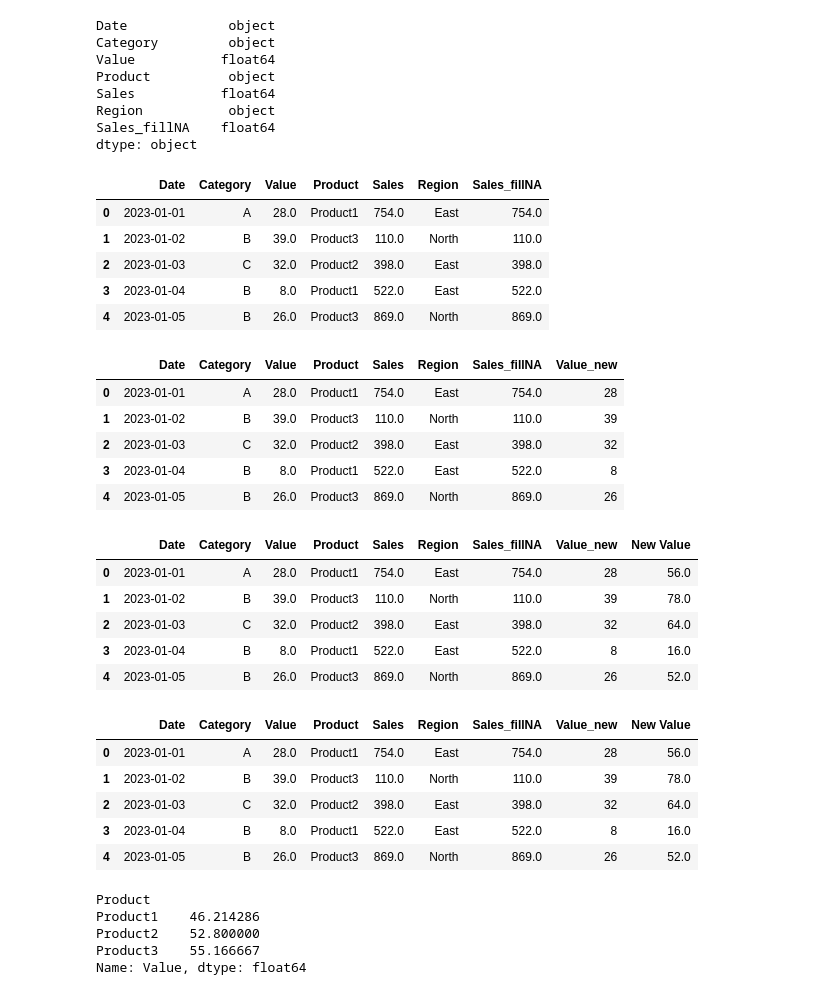
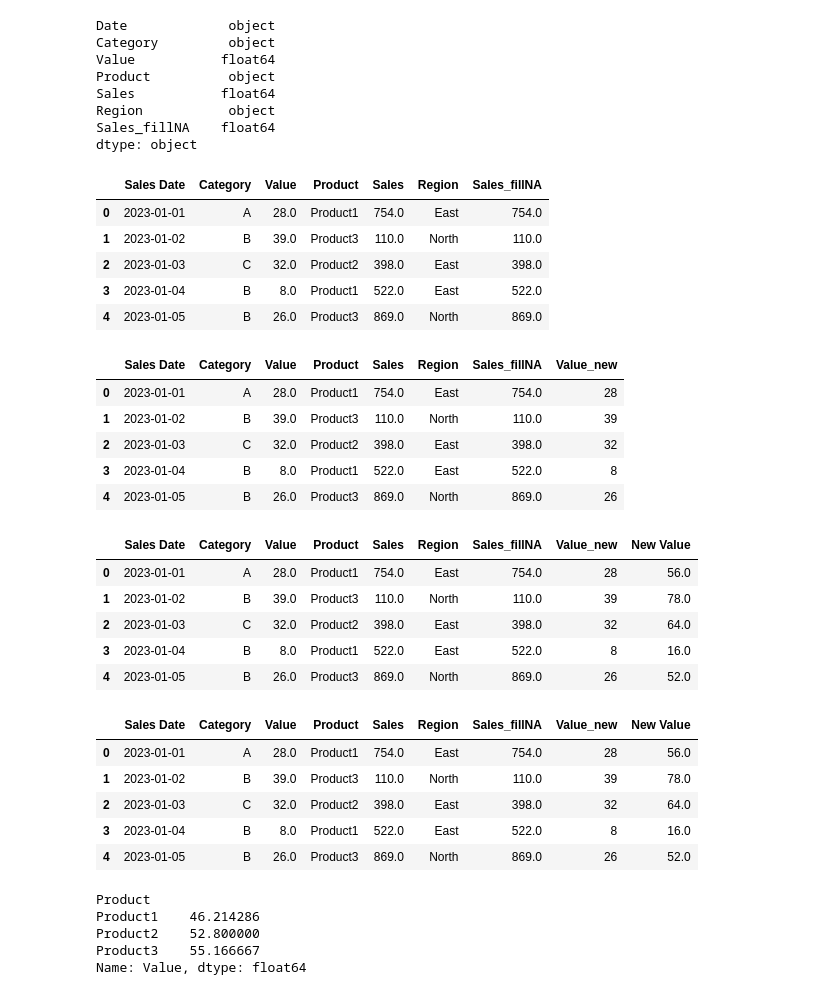
Before and after one commit to haseeb-raza-13/internship_2025, a Jupyter notebook: 10.Data Analysis/10.3-datamanipulation.ipynb, the cells around one changed output. Cells and saved outputs as stored; diff of their text form; code cells hidden in the pictures.

```diff
--- a/10.Data Analysis/10.3-datamanipulation.ipynb
+++ b/10.Data Analysis/10.3-datamanipulation.ipynb
@@ -103,10 +103,10 @@ Sales_fillNA    float64
 dtype: object
 # %%
 ## Renaming Columns
-df=df.rename(columns={'Sale Date':'Sales Date'})
+df=df.rename(columns={'Date':'Sales Date'})
 df.head()
 # %% [output]
-|  | Date | Category | Value | Product | Sales | Region | Sales_fillNA |
+|  | Sales Date | Category | Value | Product | Sales | Region | Sales_fillNA |
 | 0 | 2023-01-01 | A | 28.0 | Product1 | 754.0 | East | 754.0 |
 | 1 | 2023-01-02 | B | 39.0 | Product3 | 110.0 | North | 110.0 |
 | 2 | 2023-01-03 | C | 32.0 | Product2 | 398.0 | East | 398.0 |
@@ -117,7 +117,7 @@ df.head()
 df['Value_new']=df['Value'].fillna(df['Value'].mean()).astype(int)
 df.head()
 # %% [output]
-|  | Date | Category | Value | Product | Sales | Region | Sales_fillNA | Value_new |
+|  | Sales Date | Category | Value | Product | Sales | Region | Sales_fillNA | Value_new |
 | 0 | 2023-01-01 | A | 28.0 | Product1 | 754.0 | East | 754.0 | 28 |
 | 1 | 2023-01-02 | B | 39.0 | Product3 | 110.0 | North | 110.0 | 39 |
 | 2 | 2023-01-03 | C | 32.0 | Product2 | 398.0 | East | 398.0 | 32 |
@@ -127,7 +127,7 @@ df.head()
 df['New Value']=df['Value'].apply(lambda x:x*2)
 df.head()
 # %% [output]
-|  | Date | Category | Value | Product | Sales | Region | Sales_fillNA | Value_new | New Value |
+|  | Sales Date | Category | Value | Product | Sales | Region | Sales_fillNA | Value_new | New Value |
 | 0 | 2023-01-01 | A | 28.0 | Product1 | 754.0 | East | 754.0 | 28 | 56.0 |
 | 1 | 2023-01-02 | B | 39.0 | Product3 | 110.0 | North | 110.0 | 39 | 78.0 |
 | 2 | 2023-01-03 | C | 32.0 | Product2 | 398.0 | East | 398.0 | 32 | 64.0 |
@@ -137,7 +137,7 @@ df.head()
 ## Data Aggregating And Grouping
 df.head()
 # %% [output]
-|  | Date | Category | Value | Product | Sales | Region | Sales_fillNA | Value_new | New Value |
+|  | Sales Date | Category | Value | Product | Sales | Region | Sales_fillNA | Value_new | New Value |
 | 0 | 2023-01-01 | A | 28.0 | Product1 | 754.0 | East | 754.0 | 28 | 56.0 |
 | 1 | 2023-01-02 | B | 39.0 | Product3 | 110.0 | North | 110.0 | 39 | 78.0 |
 | 2 | 2023-01-03 | C | 32.0 | Product2 | 398.0 | East | 398.0 | 32 | 64.0 |
```
Also changed, not shown: parts of 2 cells of this notebook, 5 other files.
